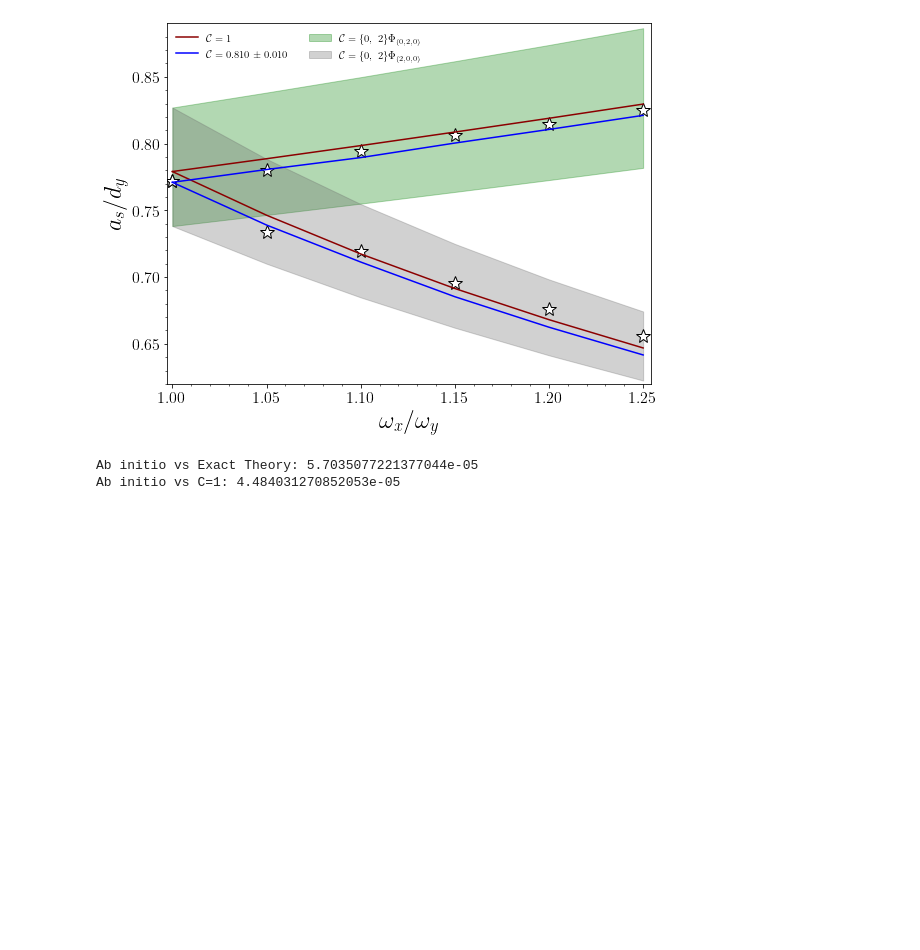
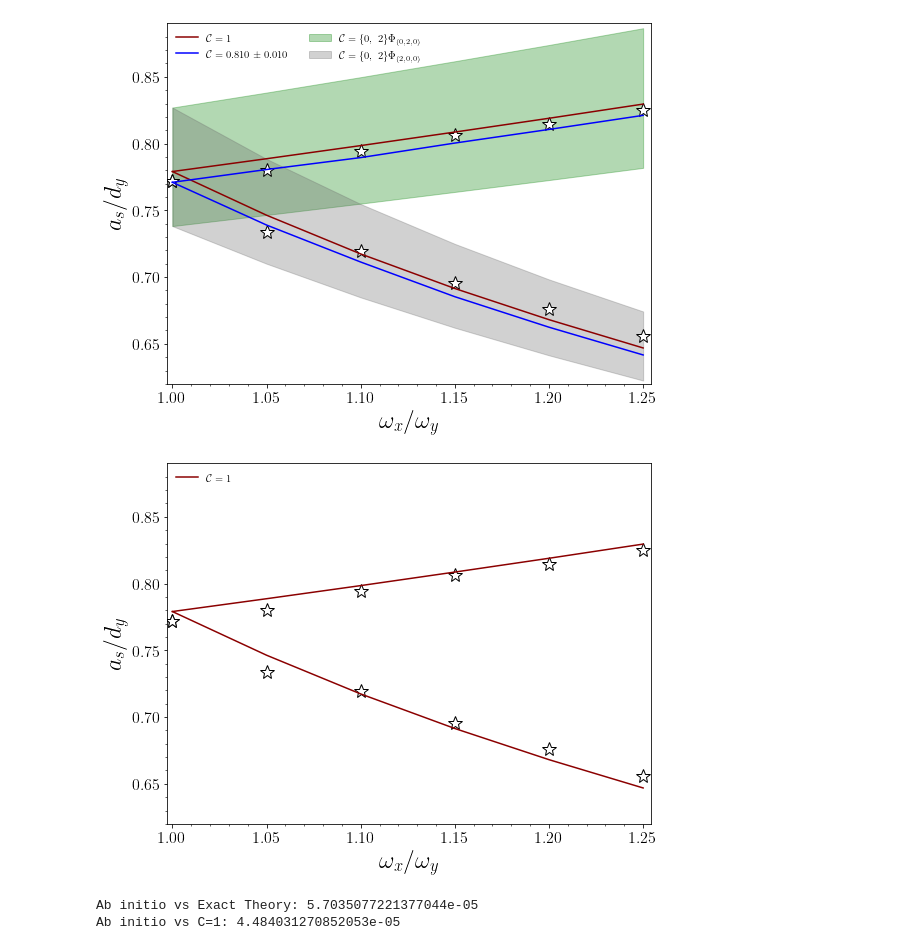
Before and after one commit to TsspGit/Ultracold_Atoms_src, a Jupyter notebook: Analysis/q1D/ICIR_LiLi_q1d.ipynb, the cells around one changed output. Saved outputs shown, nothing was run; the diff lists cells and outputs as text; code cells hidden in the pictures; blank space fills up the shorter version.

Commit message:
New results q1d-q3d LiLi

```diff
--- a/Analysis/q1D/ICIR_LiLi_q1d.ipynb
+++ b/Analysis/q1D/ICIR_LiLi_q1d.ipynb
@@ -188,5 +188,23 @@ fig.savefig('Results/Figures/ICIR_q1D_Theory_band_coupling.png', dpi=200, bbox_i
 # %% [output]
 [figure]
+# %%
+fig, ax = plt.subplots(figsize=(8,6))
+ax.plot(wxwy, np.array(asc_020), 'w*', markersize=14, markeredgecolor='k')
+ax.plot(wxwy, np.array(asc_200), 'w*', markersize=14, markeredgecolor='k')
+ax.plot(wxwy, np.array(asc_020_config_C1), 'darkred', label='$\mathcal{C}=1$')
+ax.plot(wxwy, np.array(asc_200_config_C1), 'darkred')
+
+ax.set_xlim(0.997, 1.254)
+ax.set_ylim(0.62, 0.89)
+ax.xaxis.set_minor_locator(AutoMinorLocator())
+ax.yaxis.set_minor_locator(AutoMinorLocator())
+ax.set_xlabel('$\omega_x/\omega_y$')
+ax.set_ylabel('$a_{s}/d_y$')
+plt.legend(loc='upper left', frameon=False, ncol=2)
+plt.tight_layout()
+fig.savefig('Results/Figures/ICIR_q1D_Theory_C1_coupling.png', dpi=200, bbox_inches="tight")
+# %% [output]
+[figure, added]
 # %%
 print(f'''
 Ab initio vs Exact Theory: {mean_squared_error(np.concatenate([asc_020, asc_200]), np.concatenate([asc_020_config, asc_200_config]))}
```
Also changed, not shown: parts of 1 cell of this notebook, 13 other files.
